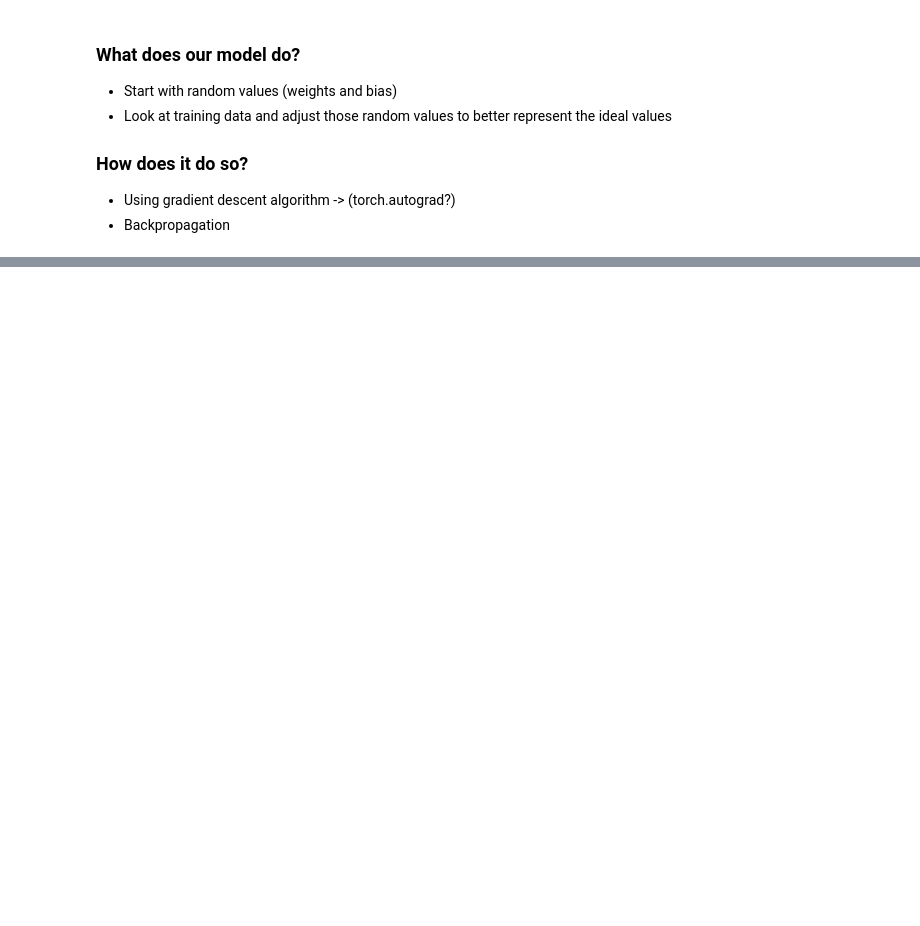
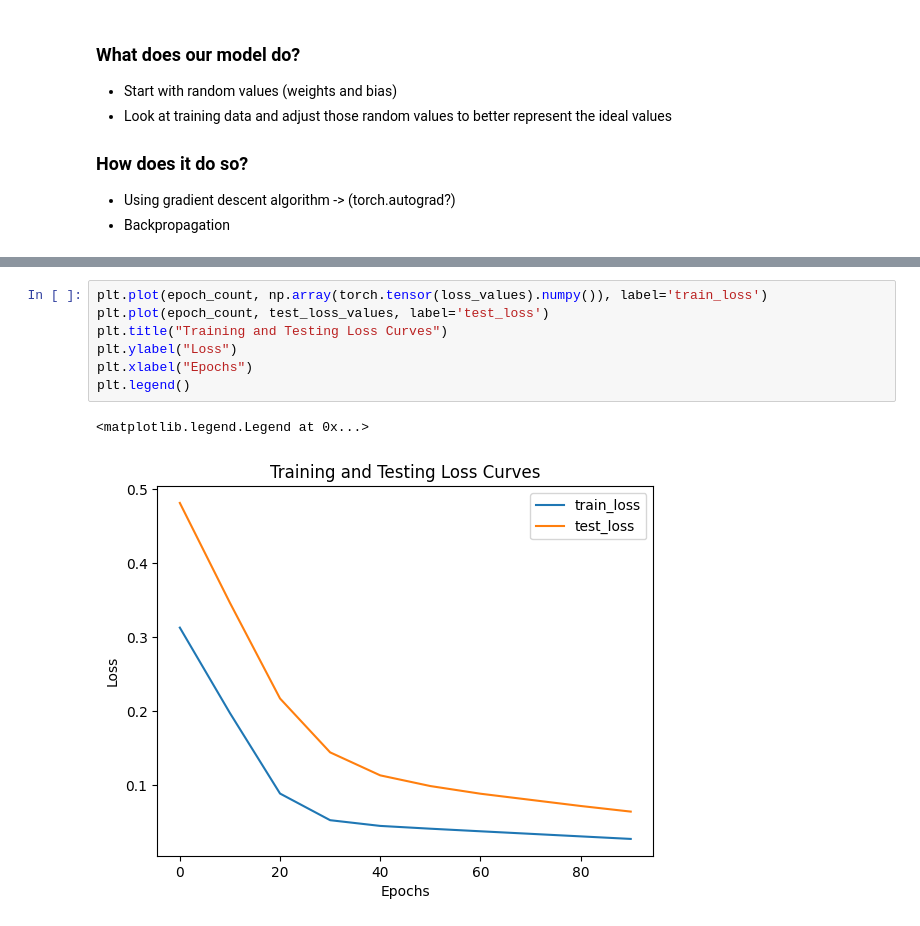
Before and after one commit to tishakbhavsar/practising-pytorch, a Jupyter notebook: 01_pytorch_workflow.ipynb, the cells around one changed output, grey strips where cells are left out. Drawn from its saved outputs; the diff is of its cells as text; blank space fills up the shorter version.

```diff
--- a/01_pytorch_workflow.ipynb
+++ b/01_pytorch_workflow.ipynb
@@ -136,0 +344,10 @@ class LinearRegressionModel(nn.Module):
+# %%
+plt.plot(epoch_count, np.array(torch.tensor(loss_values).numpy()), label='train_loss')
+plt.plot(epoch_count, test_loss_values, label='test_loss')
+plt.title("Training and Testing Loss Curves")
+plt.ylabel("Loss")
+plt.xlabel("Epochs")
+plt.legend()
+# %% [output]
+<matplotlib.legend.Legend at 0x...>
+[figure, added]
```
Also changed, not shown: parts of 55 cells of this notebook.
